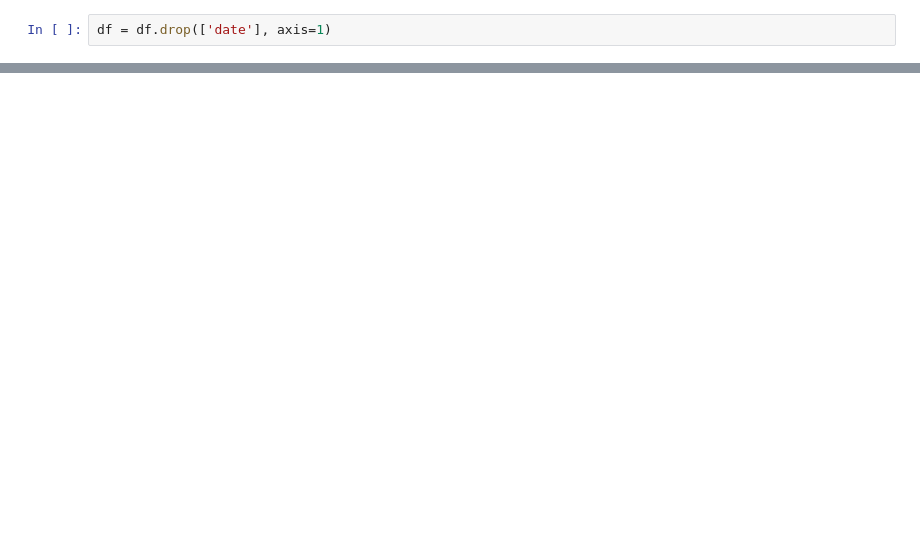
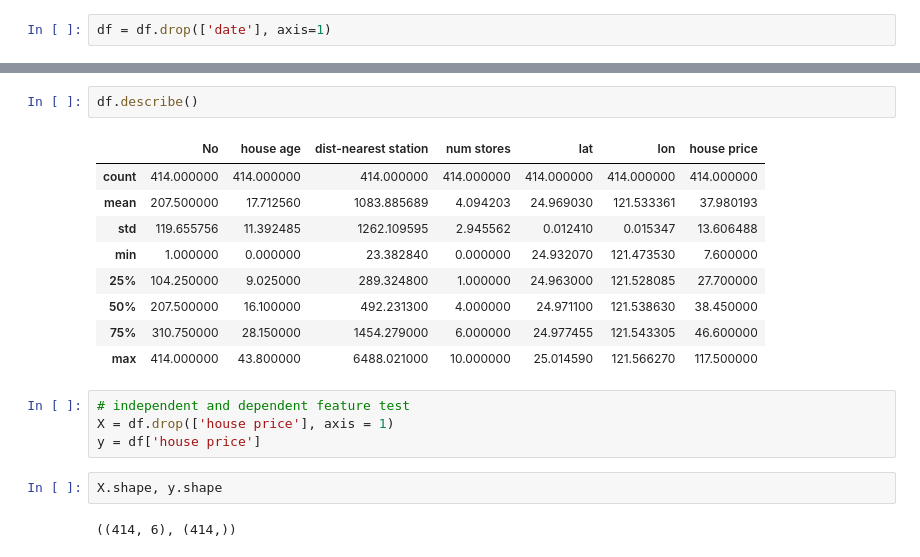
Before and after one commit to janak37/demo, a Jupyter notebook: 20.linear-regression.ipynb, the cells around one changed output, grey strips where cells are left out. Drawn from its saved outputs; the diff is of its cells as text; blank space fills up the shorter version.

```diff
--- a/20.linear-regression.ipynb
+++ b/20.linear-regression.ipynb
@@ -72,0 +93,20 @@ dtype: int64
+# %%
+df.describe()
+# %% [output]
+|  | No | house age | dist-nearest station | num stores | lat | lon | house price |
+| count | 414.000000 | 414.000000 | 414.000000 | 414.000000 | 414.000000 | 414.000000 | 414.000000 |
+| mean | 207.500000 | 17.712560 | 1083.885689 | 4.094203 | 24.969030 | 121.533361 | 37.980193 |
+| std | 119.655756 | 11.392485 | 1262.109595 | 2.945562 | 0.012410 | 0.015347 | 13.606488 |
+| min | 1.000000 | 0.000000 | 23.382840 | 0.000000 | 24.932070 | 121.473530 | 7.600000 |
+| 25% | 104.250000 | 9.025000 | 289.324800 | 1.000000 | 24.963000 | 121.528085 | 27.700000 |
+| 50% | 207.500000 | 16.100000 | 492.231300 | 4.000000 | 24.971100 | 121.538630 | 38.450000 |
+| 75% | 310.750000 | 28.150000 | 1454.279000 | 6.000000 | 24.977455 | 121.543305 | 46.600000 |
+| max | 414.000000 | 43.800000 | 6488.021000 | 10.000000 | 25.014590 | 121.566270 | 117.500000 |
+# %%
+# independent and dependent feature test
+X = df.drop(['house price'], axis = 1)
+y = df['house price']
+# %%
+X.shape, y.shape
+# %% [output]
+((414, 6), (414,))
```
Also changed, not shown: parts of 13 cells of this notebook.
